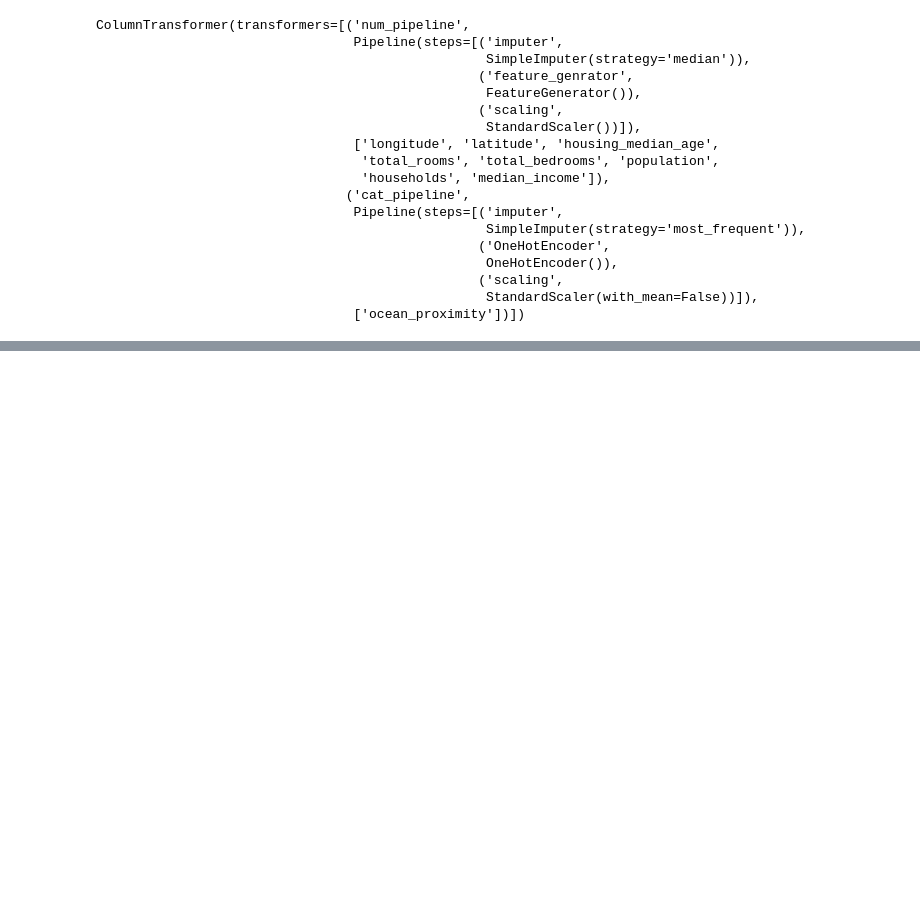
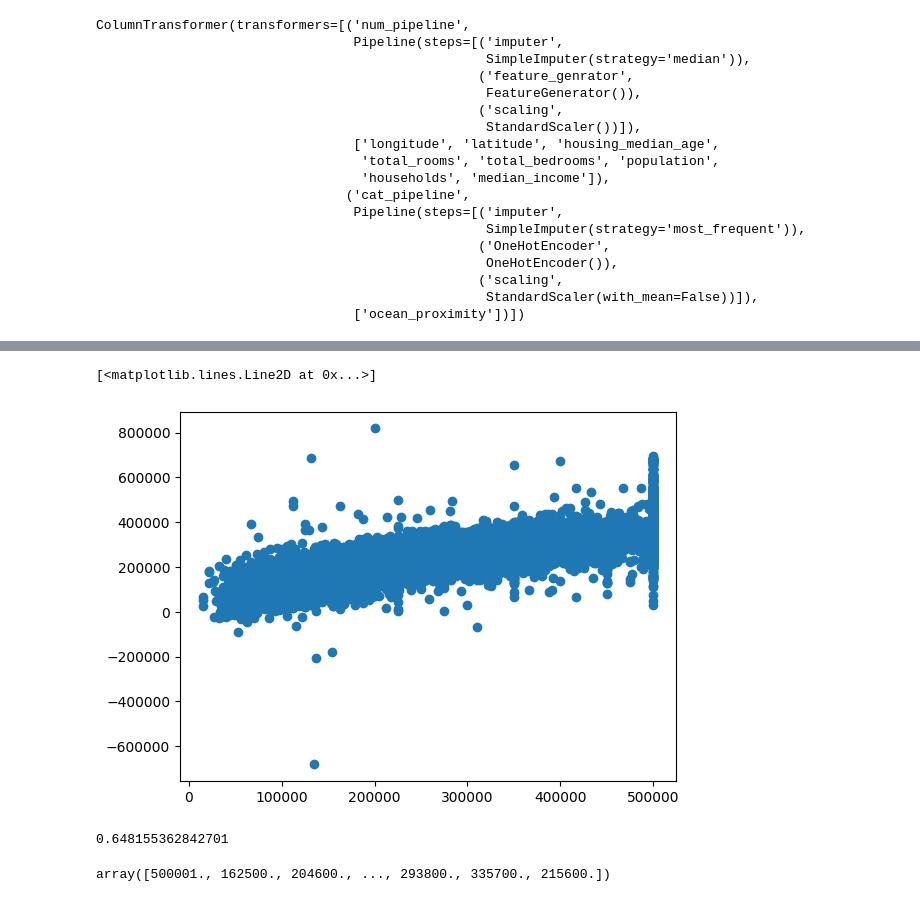
Before and after one commit to amargajula123/MLOps_California_House_Price_Prediction, a Jupyter notebook: notebook/EDA.ipynb, the cells around one changed output, grey strips where cells are left out. Saved outputs shown, nothing was run; the diff lists cells and outputs as text; code cells hidden in the pictures; blank space fills up the shorter version.

```diff
--- a/notebook/EDA.ipynb
+++ b/notebook/EDA.ipynb
@@ -587,0 +698,5 @@ ColumnTransformer(transformers=[('num_pipeline',
+# %%
+plt.plot(y,y_hat_pred,'o')
+# %% [output]
+[<matplotlib.lines.Line2D at 0x...>]
+[figure, added]
@@ -587,0 +705,4 @@ ColumnTransformer(transformers=[('num_pipeline',
+# %%
+r2_score(y,y_hat_pred)
+# %% [output]
+0.648155362842701
@@ -587,0 +711,5 @@ ColumnTransformer(transformers=[('num_pipeline',
+# %%
+y_test = np.array(test_df.median_house_value)
+y_test
+# %% [output]
+array([500001., 162500., 204600., ..., 293800., 335700., 215600.])
```
Also changed, not shown: parts of 37 cells of this notebook, 6 other files.
